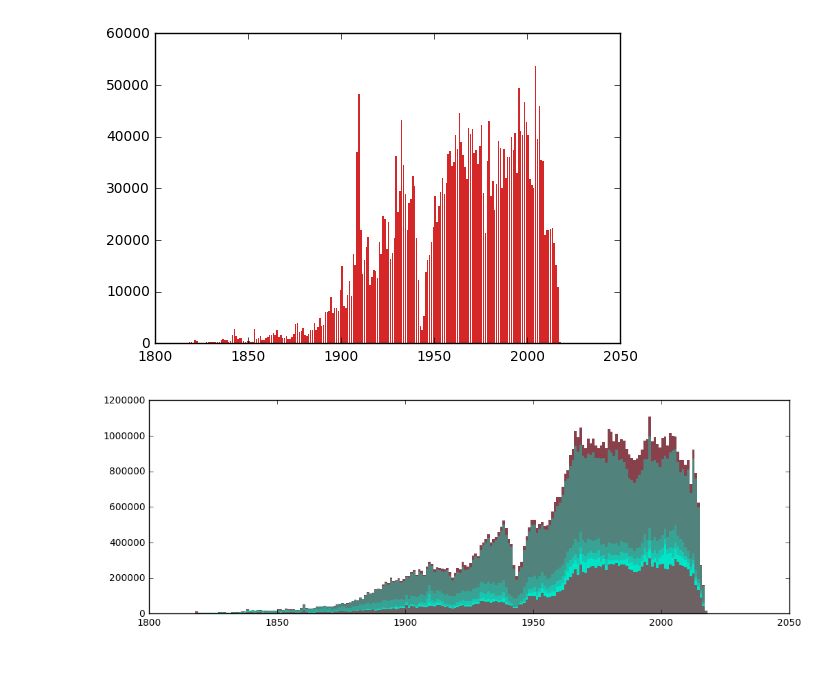
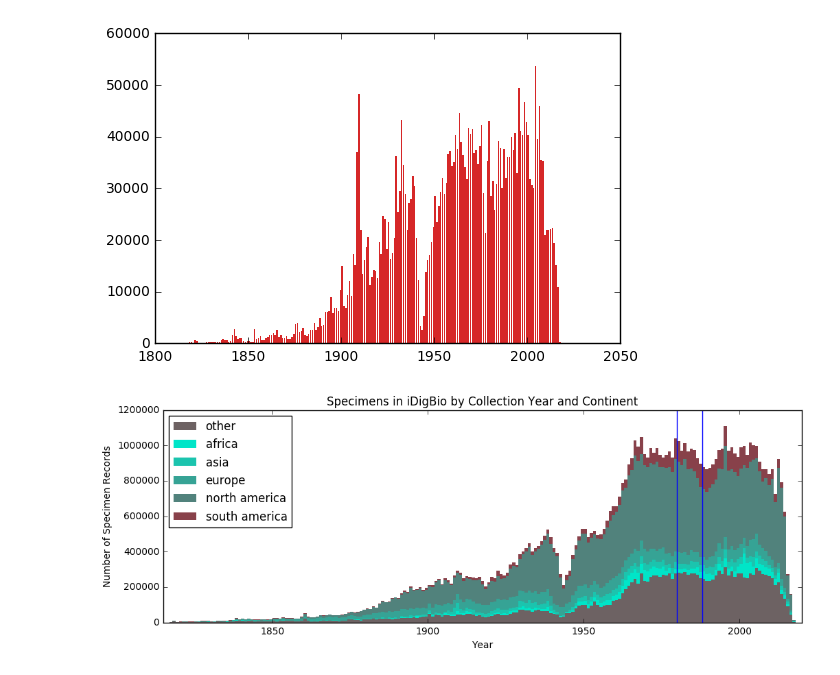
Before and after one commit to bio-guoda/guoda-examples, a Jupyter notebook: collection_date_graph/iDigBio_Specimens_Collected_Over_Time.ipynb, the cells around one changed output. Cells and saved outputs as stored; diff of their text form; code cells hidden in the pictures.

Commit message:
Polished up graph a bit

```diff
--- a/collection_date_graph/iDigBio_Specimens_Collected_Over_Time.ipynb
+++ b/collection_date_graph/iDigBio_Specimens_Collected_Over_Time.ipynb
@@ -200,23 +200,34 @@ p1 = plt.bar(pandas_yc_cross['yearcollected_fixed'],
 # %%
 import pandas as pd
 import numpy as np
 continents_list = sorted(continents)
 continents_list.insert(0, "other")
 continents_list.remove("austrailia")
 colors = ["#6d6263", "#00e5c8", "#1bc4ae", "#36a395", "#51827c", "#88414a", "#a32031", "#bf0018"]
 plots = []
 bottoms = pd.DataFrame(np.zeros((len(pandas_yc_cross['yearcollected_fixed']), 1)))
 for c in continents_list:
     plots.append(
       plt.bar(pandas_yc_cross['yearcollected_fixed'], pandas_yc_cross[c],
               color=colors[len(plots)], edgecolor='none',
               width=1.0, bottom=bottoms[0])
     )
     bottoms[0] += pandas_yc_cross[c]
     #print(pandas_yc_cross[c])
 
 #print(bottoms)
+
+plt.axvline(x=1980)
+plt.axvline(x=1988)
+
+plt.legend(plots, continents_list, loc=2)
+plt.title("Specimens in iDigBio by Collection Year and Continent")
+plt.ylabel("Number of Specimen Records")
+plt.xlabel("Year")
+axes = plt.gca()
+axes.set_xlim([1815, 2020])
+axes.set_ylim([0, 1200000])
 fig = plt.gcf()
 fig.set_size_inches(12, 4)
 # %% [output]
-[figure, old version]
+[figure, new version]
```
